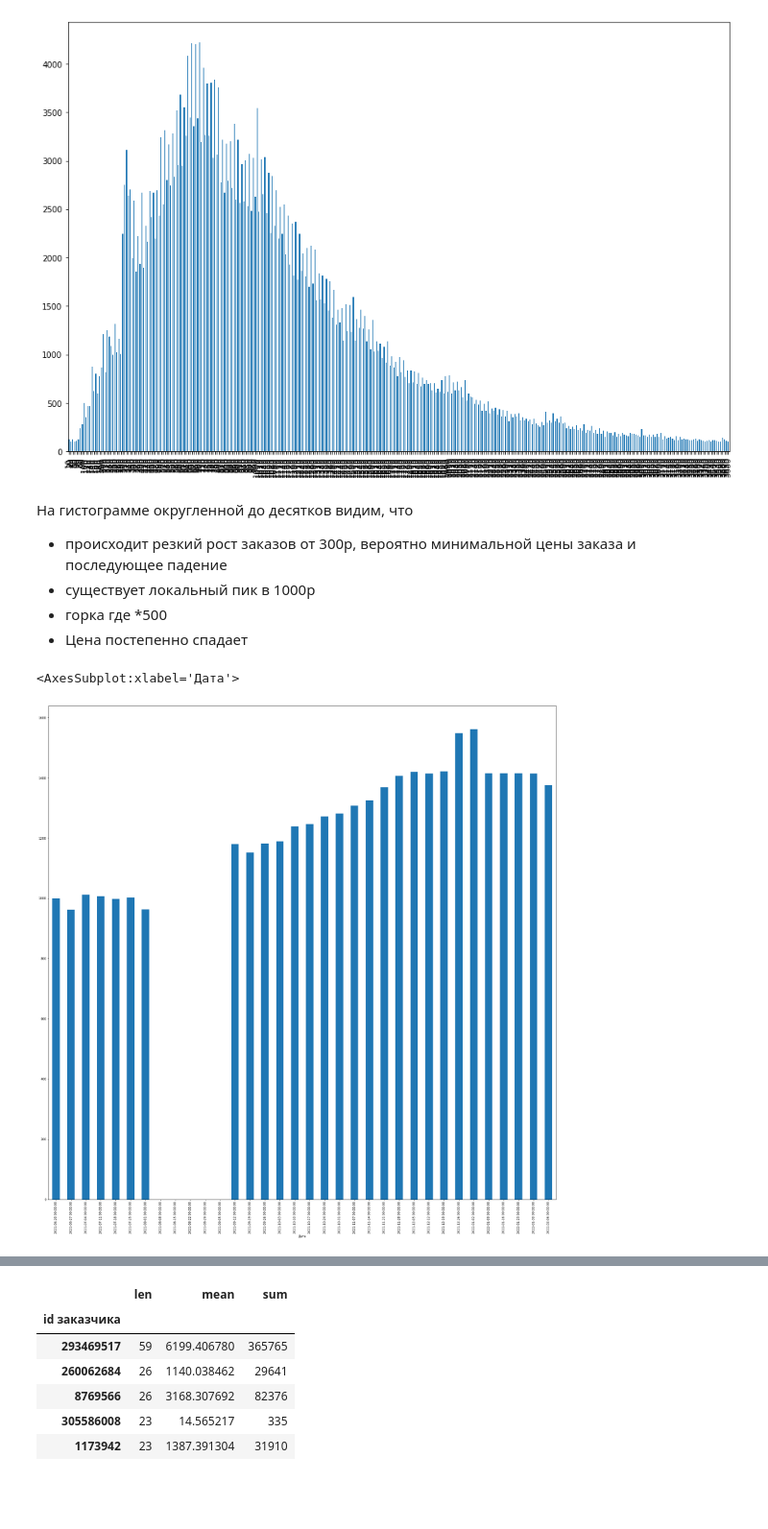
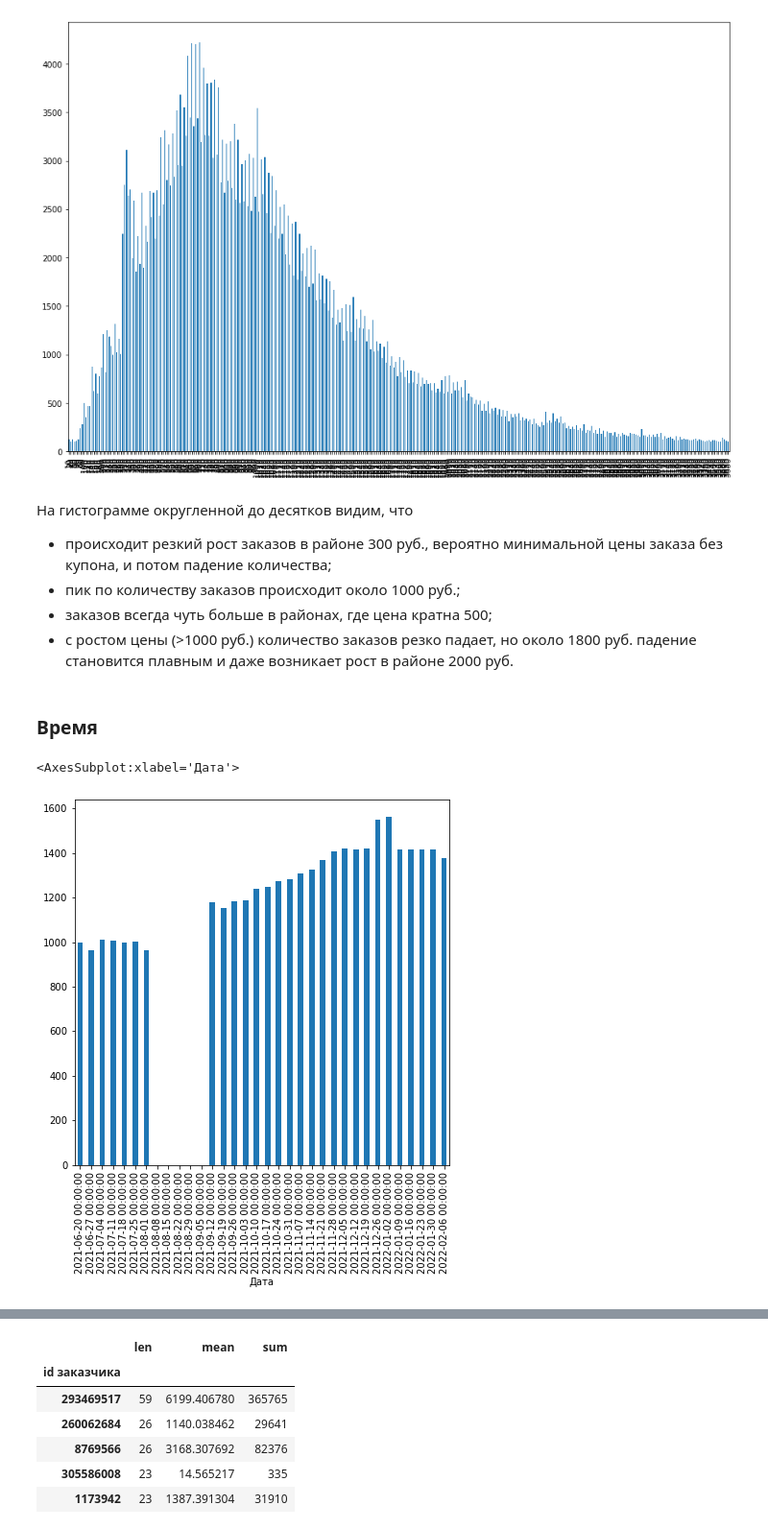
Before and after one commit to chern1/Projects-for-ed-main, a Jupyter notebook: EDA/EDA.ipynb, the cells around one changed output, grey strips where cells are left out. Shown at 96% size. Cells and saved outputs as stored; diff of their text form; code cells hidden in the pictures; blank space fills up the shorter version.

```diff
--- a/EDA/EDA.ipynb
+++ b/EDA/EDA.ipynb
@@ -331,13 +330,16 @@ df['Цена'].round(-1).value_counts().sort_index(ascending=True)[df['Цена'
 [figure]
 # %% [markdown]
 На гистограмме округленной до десятков видим, что
-* происходит резкий рост заказов от 300р, вероятно минимальной цены заказа и последующее падение
-* существует локальный пик в 1000р
-* горка где *500
-* Цена постепенно спадает
+
+* происходит резкий рост заказов в районе 300 руб., вероятно минимальной цены заказа без купона, и потом падение количества;
+* пик по количеству заказов происходит около 1000 руб.;
+* заказов всегда чуть больше в районах, где цена кратна 500;
+* с ростом цены (>1000 руб.) количество заказов резко падает, но около 1800 руб. падение становится плавным и даже возникает рост в районе 2000 руб.
+# %% [markdown]
+### Время
 # %%
-df.groupby([pd.Grouper(key='Дата', freq='w')])['Цена'].mean().plot(kind='bar')
+df.groupby([pd.Grouper(key='Дата', freq='w')])['Цена'].mean().plot(kind='bar', figsize=(7,7))
 # %% [output]
 <AxesSubplot:xlabel='Дата'>
-[figure, old version]
+[figure, new version]
 # %% [markdown]
```
Also changed, not shown: parts of 56 cells of this notebook.
